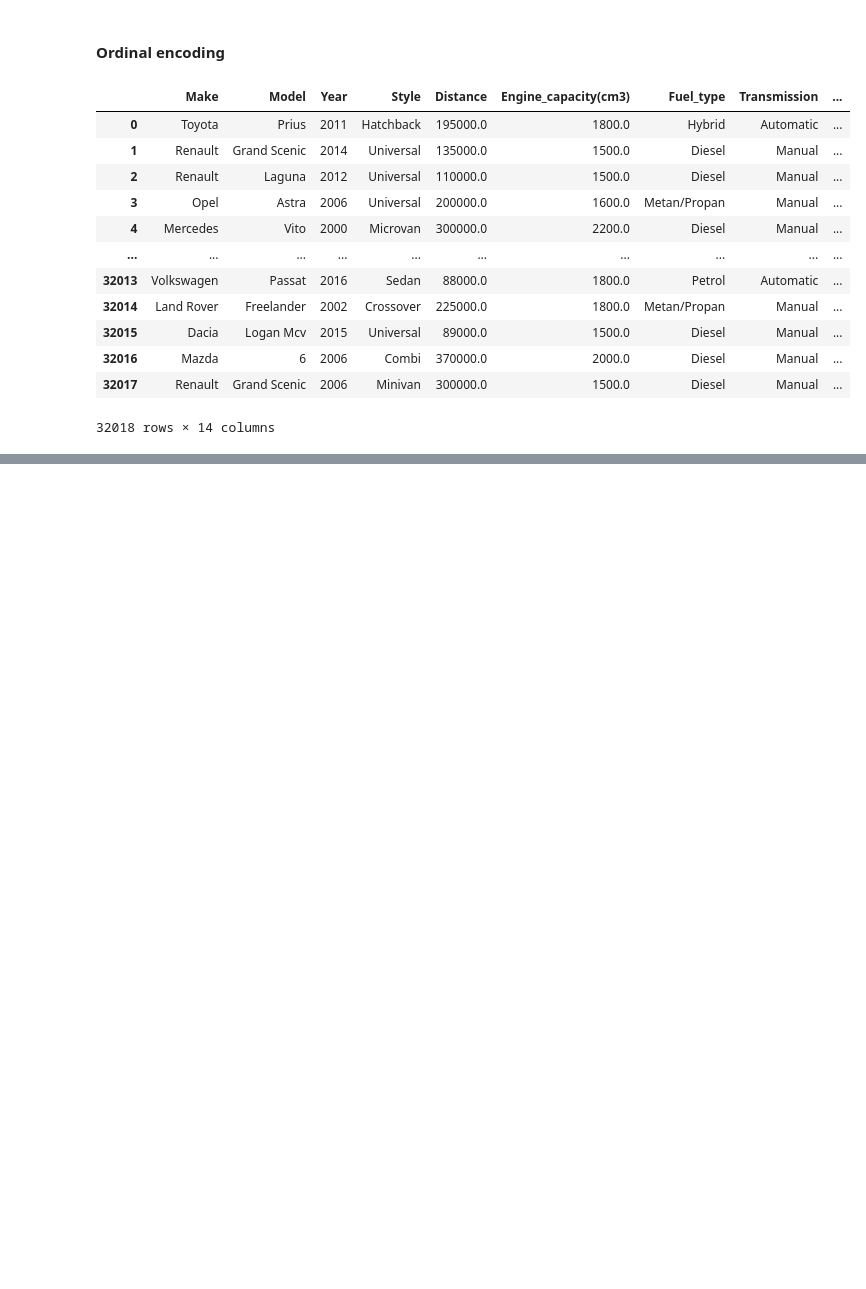
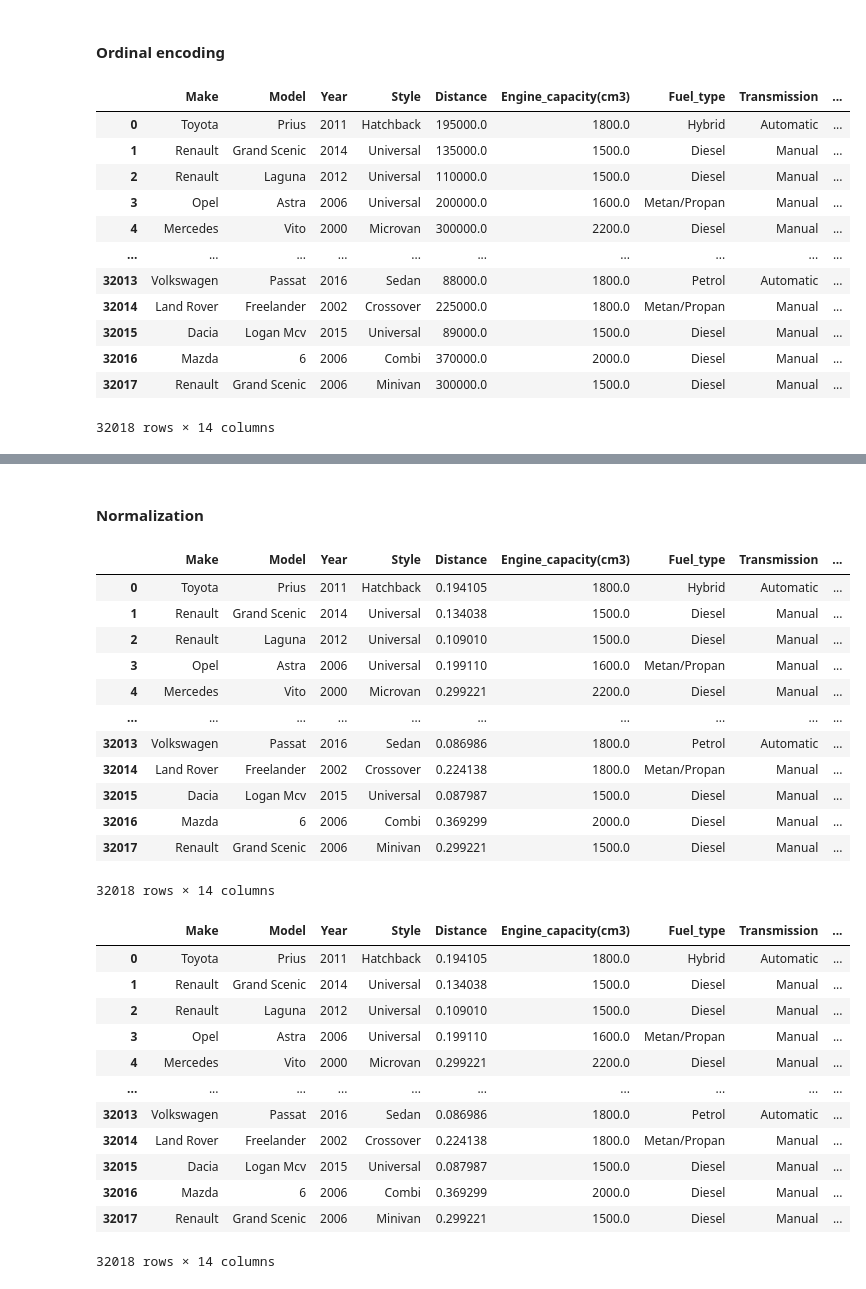
Before and after one commit to pyretttt/master_mle, a Jupyter notebook: practice1.ipynb, the cells around one changed output, grey strips where cells are left out. Cells and saved outputs as stored; diff of their text form; code cells hidden in the pictures; blank space fills up the shorter version.

```diff
--- a/practice1.ipynb
+++ b/practice1.ipynb
@@ -250,0 +292,40 @@ ordinal_encoded_df.to_csv('datasets/ordinal_encoded_df.csv', index=False)
+# %% [markdown]
+#### Normalization
+# %%
+from sklearn.preprocessing import MinMaxScaler
+norm_df = df.copy()
+
+normalizer = MinMaxScaler()
+norm_df[num_columns] = normalizer.fit_transform(norm_df[num_columns])
+display(norm_df) # Возможно для колонки Age нужно добавить вычитание из 1, кажется дополнение до единицы будет удобнее
+norm_df['Age'] = 1 - norm_df['Age']
+norm_df.to_csv('datasets/norm_df.csv', index=False)
+
+norm_df
+# %% [output]
+|  | Make | Model | Year | Style | Distance | Engine_capacity(cm3) | Fuel_type | Transmission | ... |
+| 0 | Toyota | Prius | 2011 | Hatchback | 0.194105 | 1800.0 | Hybrid | Automatic | ... |
+| 1 | Renault | Grand Scenic | 2014 | Universal | 0.134038 | 1500.0 | Diesel | Manual | ... |
+| 2 | Renault | Laguna | 2012 | Universal | 0.109010 | 1500.0 | Diesel | Manual | ... |
+| 3 | Opel | Astra | 2006 | Universal | 0.199110 | 1600.0 | Metan/Propan | Manual | ... |
+| 4 | Mercedes | Vito | 2000 | Microvan | 0.299221 | 2200.0 | Diesel | Manual | ... |
+| ... | ... | ... | ... | ... | ... | ... | ... | ... | ... |
+| 32013 | Volkswagen | Passat | 2016 | Sedan | 0.086986 | 1800.0 | Petrol | Automatic | ... |
+| 32014 | Land Rover | Freelander | 2002 | Crossover | 0.224138 | 1800.0 | Metan/Propan | Manual | ... |
+| 32015 | Dacia | Logan Mcv | 2015 | Universal | 0.087987 | 1500.0 | Diesel | Manual | ... |
+| 32016 | Mazda | 6 | 2006 | Combi | 0.369299 | 2000.0 | Diesel | Manual | ... |
+| 32017 | Renault | Grand Scenic | 2006 | Minivan | 0.299221 | 1500.0 | Diesel | Manual | ... |
+32018 rows × 14 columns
+|  | Make | Model | Year | Style | Distance | Engine_capacity(cm3) | Fuel_type | Transmission | ... |
+| 0 | Toyota | Prius | 2011 | Hatchback | 0.194105 | 1800.0 | Hybrid | Automatic | ... |
+| 1 | Renault | Grand Scenic | 2014 | Universal | 0.134038 | 1500.0 | Diesel | Manual | ... |
+| 2 | Renault | Laguna | 2012 | Universal | 0.109010 | 1500.0 | Diesel | Manual | ... |
+| 3 | Opel | Astra | 2006 | Universal | 0.199110 | 1600.0 | Metan/Propan | Manual | ... |
+| 4 | Mercedes | Vito | 2000 | Microvan | 0.299221 | 2200.0 | Diesel | Manual | ... |
+| ... | ... | ... | ... | ... | ... | ... | ... | ... | ... |
+| 32013 | Volkswagen | Passat | 2016 | Sedan | 0.086986 | 1800.0 | Petrol | Automatic | ... |
+| 32014 | Land Rover | Freelander | 2002 | Crossover | 0.224138 | 1800.0 | Metan/Propan | Manual | ... |
+| 32015 | Dacia | Logan Mcv | 2015 | Universal | 0.087987 | 1500.0 | Diesel | Manual | ... |
+| 32016 | Mazda | 6 | 2006 | Combi | 0.369299 | 2000.0 | Diesel | Manual | ... |
+| 32017 | Renault | Grand Scenic | 2006 | Minivan | 0.299221 | 1500.0 | Diesel | Manual | ... |
+32018 rows × 14 columns
```
Also changed, not shown: parts of 6 cells of this notebook, 3 other files.
